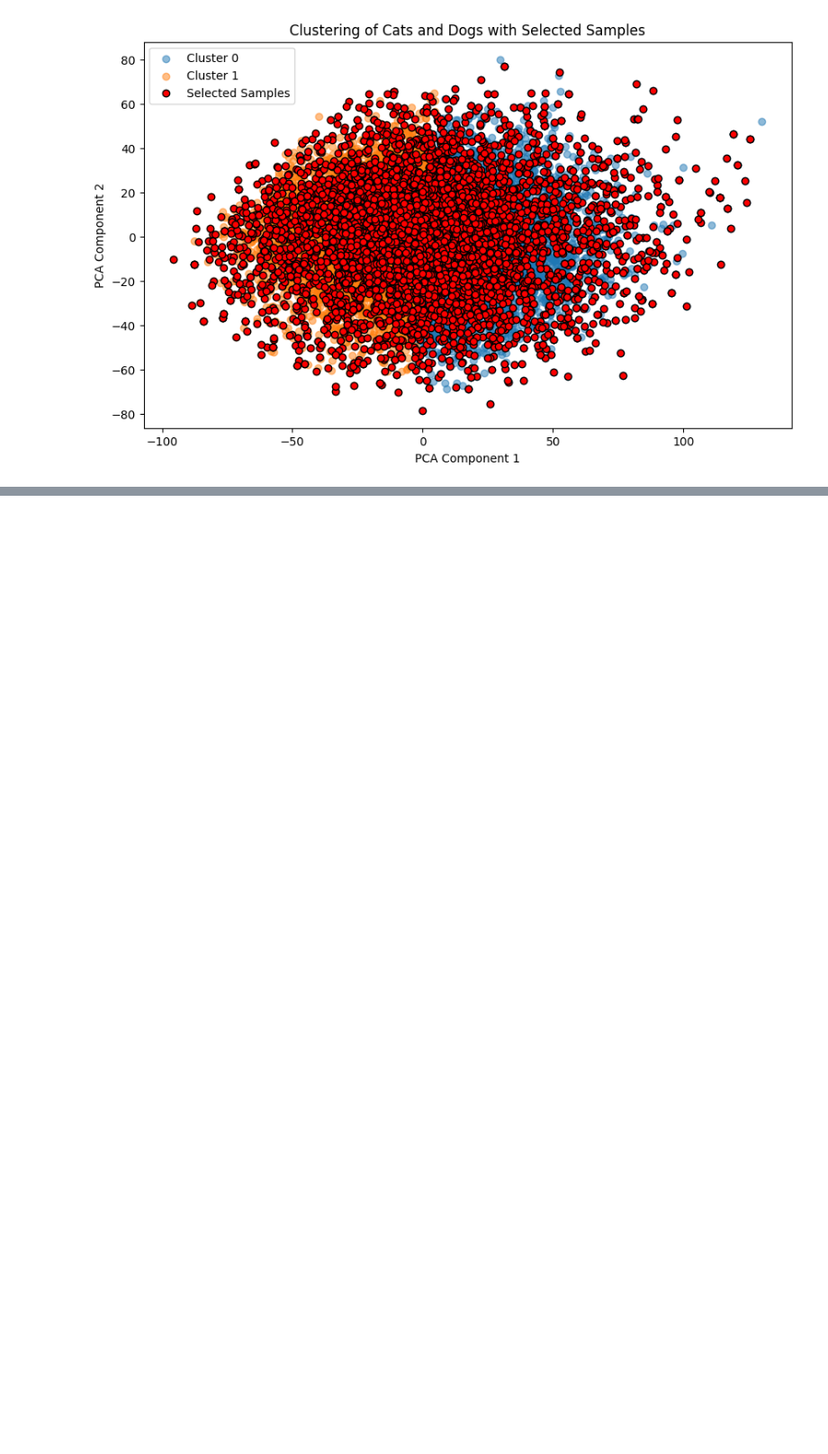
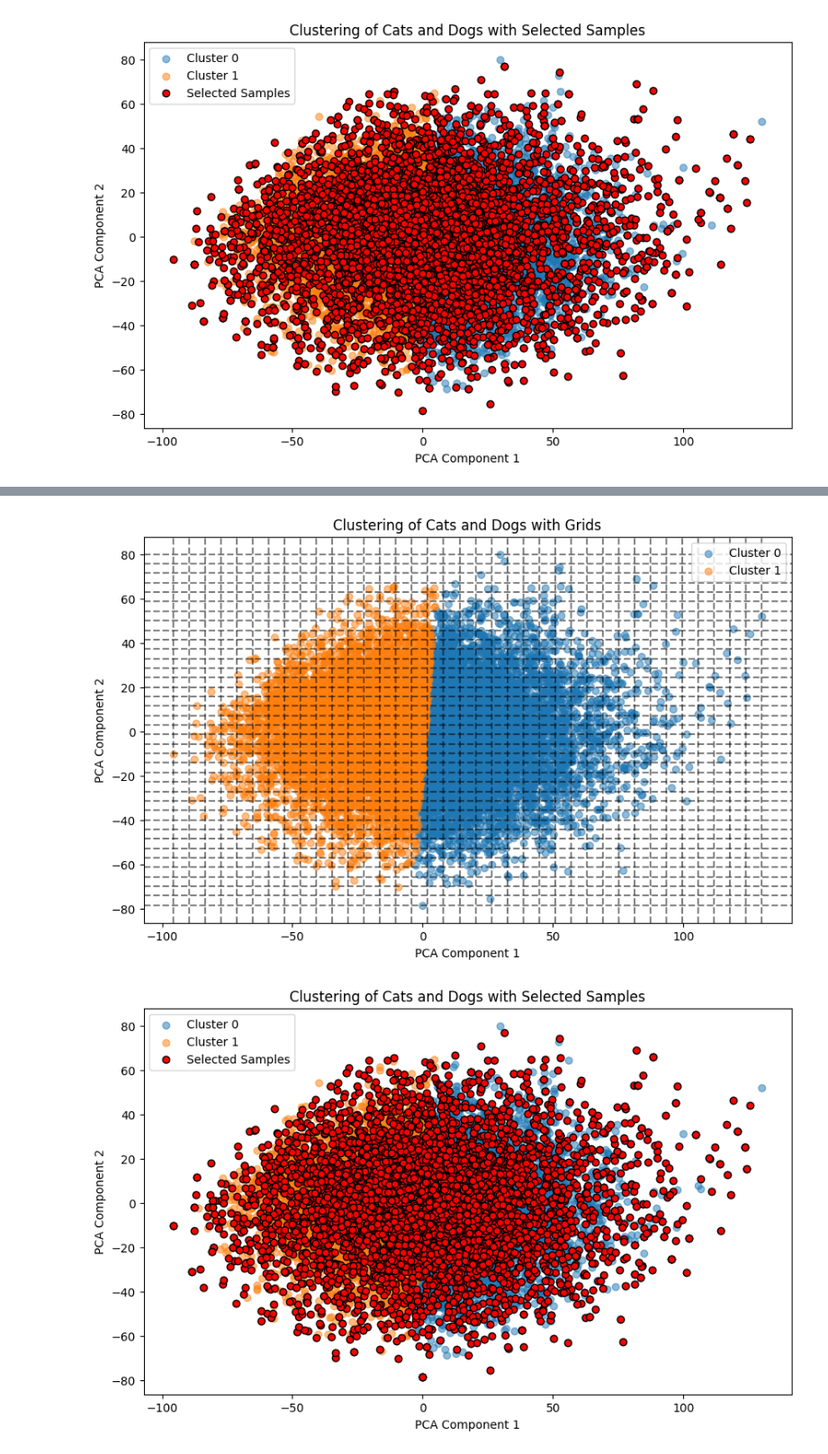
Before and after one commit to serdarbicici-visualstudio/grid-distillation, a Jupyter notebook: dataset-distillation-further-research.ipynb, the cells around one changed output, grey strips where cells are left out. Shown at 90% size. Saved outputs shown, nothing was run; the diff lists cells and outputs as text; code cells hidden in the pictures; blank space fills up the shorter version.

```diff
--- a/dataset-distillation-further-research.ipynb
+++ b/dataset-distillation-further-research.ipynb
@@ -413,0 +442,79 @@ Test loss: 0.4023839235305786
+# %%
+class GridImageClusterSampler(ImageClusterSampler):
+    def plot_clusters_with_grids(self, n_samples):
+        plt.figure(figsize=(10, 6))
+        for i in range(self.n_clusters):
+            cluster_data = self.X_pca[self.cluster_labels == i]
+            plt.scatter(cluster_data[:, 0], cluster_data[:, 1], label=f'Cluster {i}', alpha=0.5)
+
+        grid_size = int(np.ceil(np.sqrt(n_samples)))
+        x_min, x_max = np.min(self.X_pca[:, 0]), np.max(self.X_pca[:, 0])
+        y_min, y_max = np.min(self.X_pca[:, 1]), np.max(self.X_pca[:, 1])
+
+        x_grid = np.linspace(x_min, x_max, grid_size + 1)
+        y_grid = np.linspace(y_min, y_max, grid_size + 1)
+
+        for x in x_grid:
+            plt.axvline(x=x, color='k', linestyle='--', alpha=0.5)
+        for y in y_grid:
+            plt.axhline(y=y, color='k', linestyle='--', alpha=0.5)
+
+        plt.title('Clustering of Cats and Dogs with Grids')
+        plt.xlabel('PCA Component 1')
+        plt.ylabel('PCA Component 2')
+        plt.legend()
+        plt.show()
+
+    def get_grid_sampled_indices(self, cluster_indices, n_samples):
+        if len(cluster_indices) <= n_samples:
+            return cluster_indices
+
+        grid_size = int(np.ceil(np.sqrt(n_samples)))
+        x_min, x_max = np.min(self.X_pca[:, 0]), np.max(self.X_pca[:, 0])
+        y_min, y_max = np.min(self.X_pca[:, 1]), np.max(self.X_pca[:, 1])
+
+        x_grid = np.linspace(x_min, x_max, grid_size + 1)
+        y_grid = np.linspace(y_min, y_max, grid_size + 1)
+
+        sampled_indices = []
+        for i in range(grid_size):
+            for j in range(grid_size):
+                x_start, x_end = x_grid[i], x_grid[i + 1]
+                y_start, y_end = y_grid[j], y_grid[j + 1]
+
+                grid_indices = [
+                    idx for idx in cluster_indices
+                    if x_start <= self.X_pca[idx, 0] < x_end and y_start <= self.X_pca[idx, 1] < y_end
+                ]
+
+                if grid_indices:
+                    sampled_indices.append(np.random.choice(grid_indices))
+
+        while len(sampled_indices) < n_samples:
+            sampled_indices.append(np.random.choice(cluster_indices))
+
+        return sampled_indices[:n_samples]
+
+    def get_selected_samples(self, n_samples):
+        selected_samples = []
+        for label in range(2):
+            label_indices = np.where(self.y == label)[0]
+            label_cluster_labels = self.cluster_labels[label_indices]
+            unique_clusters = np.unique(label_cluster_labels)
+
+            for cluster_id in unique_clusters:
+                cluster_indices = label_indices[label_cluster_labels == cluster_id]
+                selected_indices = self.get_grid_sampled_indices(cluster_indices, n_samples)
+                selected_samples.extend(selected_indices)
+        return selected_samples
+
+# Example usage:
+# Assuming X, y are your image data and labels respectively
+sampler = GridImageClusterSampler(X, y, n_clusters=2)
+sampler.cluster_images()
+sampler.plot_clusters_with_grids(n_samples=1350)
+selected_samples = sampler.get_selected_samples(n_samples=1350)
+sampler.plot_selected_samples_on_clusters(selected_samples)
+# %% [output]
+[figure, added]
+[figure, added]
```
Also changed, not shown: parts of 13 cells of this notebook.
